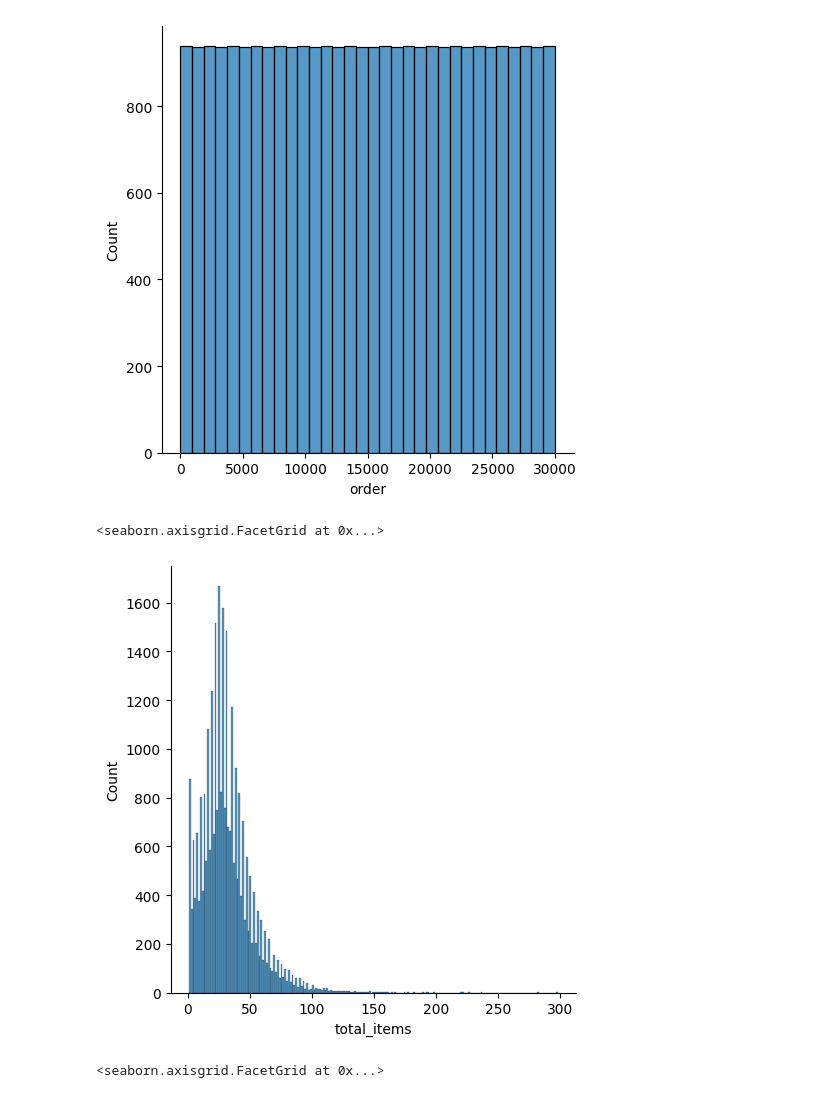
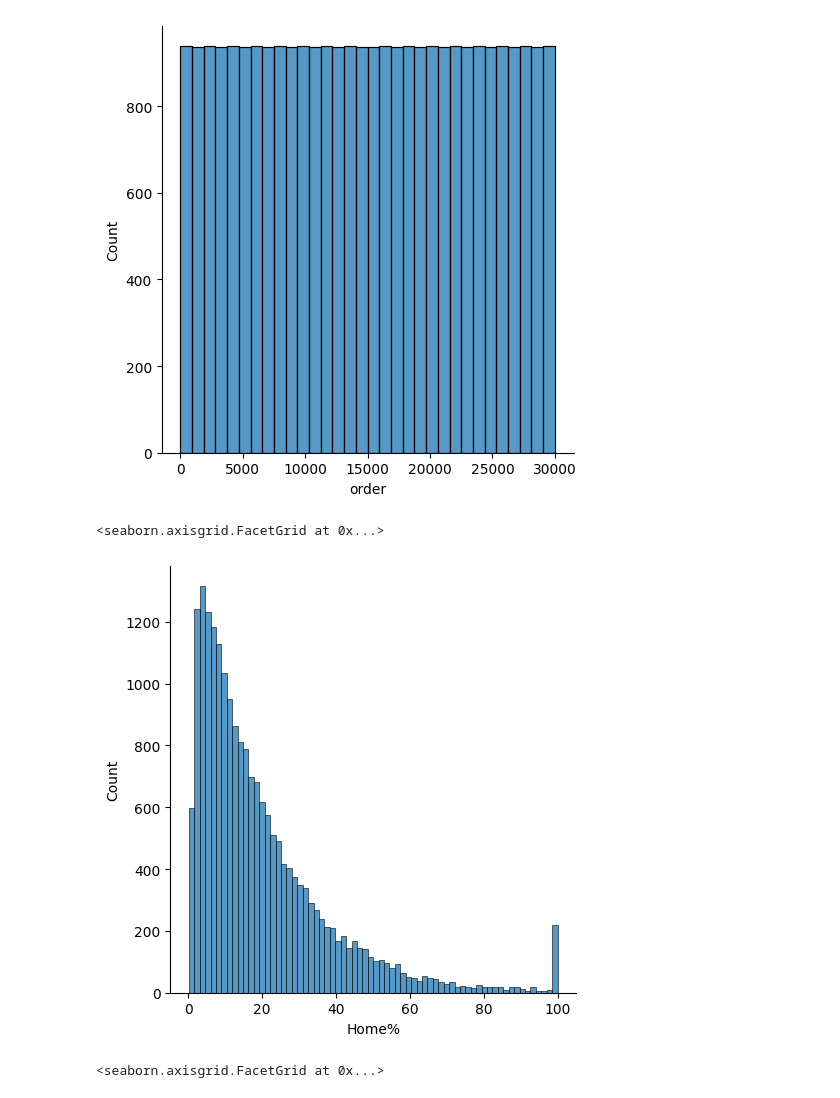
Before and after one commit to mikeedel/HCcode1, a Jupyter notebook: ulabox.ipynb, the cells around one changed output. Saved outputs shown, nothing was run; the diff lists cells and outputs as text; code cells hidden in the pictures.

```diff
--- a/ulabox.ipynb
+++ b/ulabox.ipynb
@@ -104,11 +104,18 @@ sns.displot(x="order", data=df)
 # %% [output]
 <seaborn.axisgrid.FacetGrid at 0x...>
 [figure]
-# %%
-sns.displot(x="total_items", data=df)
-# %% [output]
-<seaborn.axisgrid.FacetGrid at 0x...>
-[figure, removed]
+# %%
+import pandas as pd
+import seaborn as sns
+df = pd.read_csv('ulabox.csv')
+df2 = pd.DataFrame(df)
+#df2["total_items"].drop(0,axis=0)
+eleazar = df2["Home%"]>0
+otra = df2[eleazar]
+sns.displot(x="Home%", data=otra)
+# %% [output]
+<seaborn.axisgrid.FacetGrid at 0x...>
+[figure, added]
 # %%
 sns.displot(x="discount%", data=df)
 # %% [output]
```
Also changed, not shown: 7 other files.
